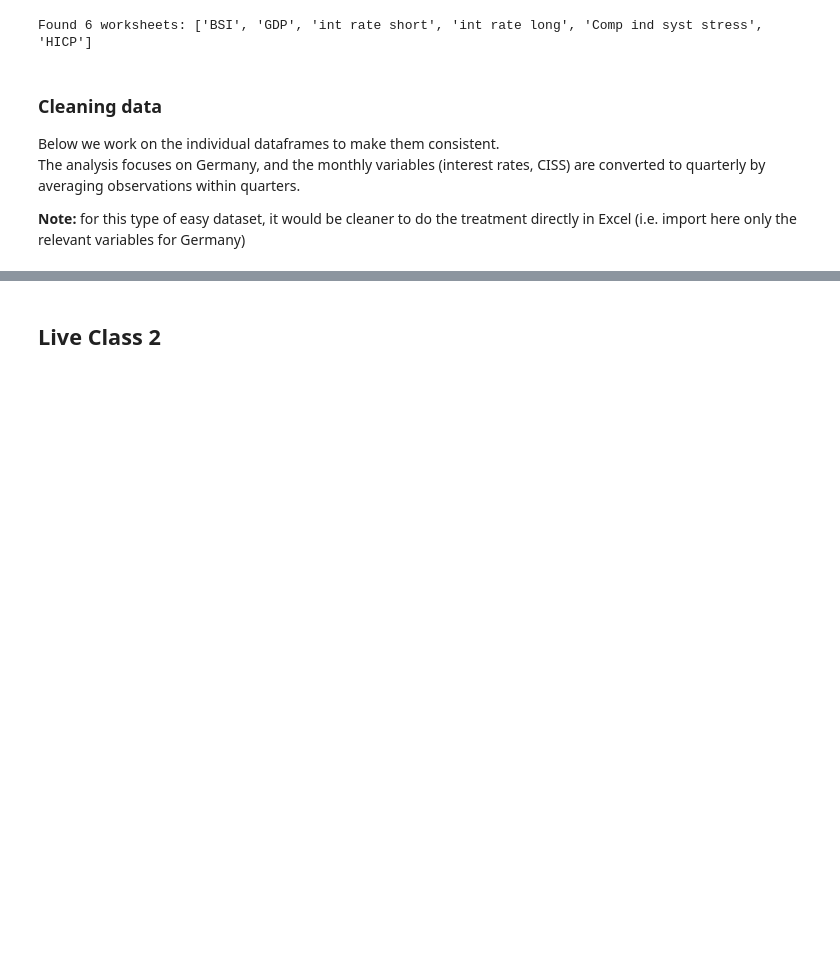
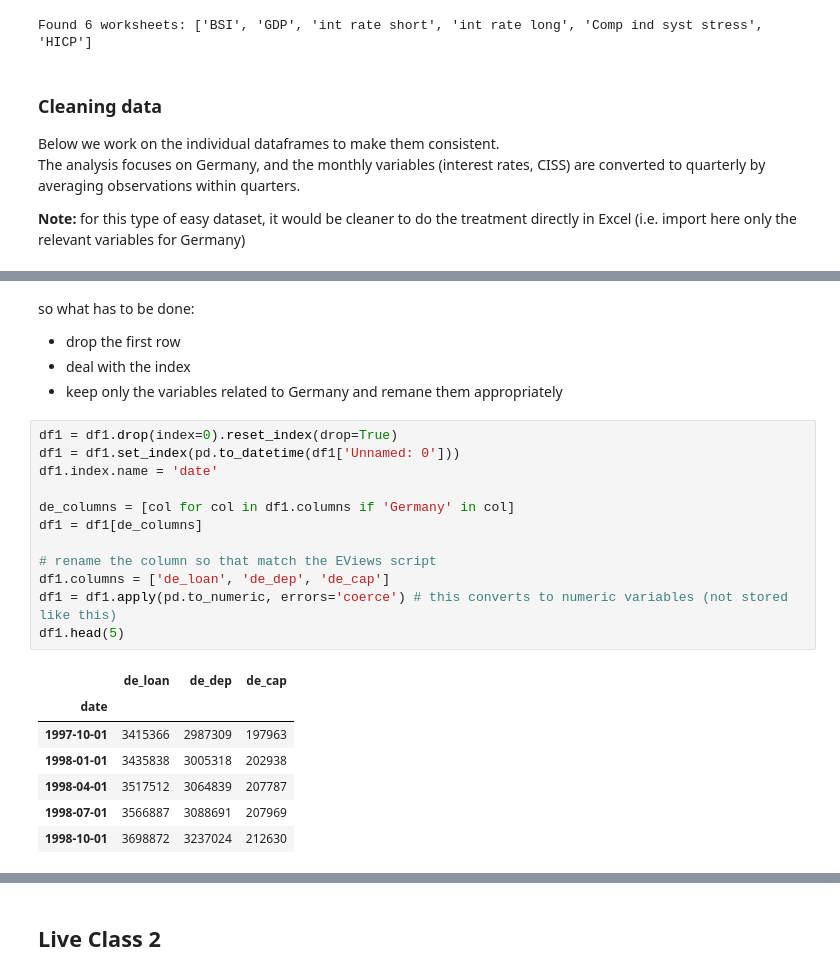
Before and after one commit to hugobrrss/FBF, a Jupyter notebook: FBF_TimeSeries_LiveClasses.ipynb, the cells around one changed output, grey strips where cells are left out. Cells and saved outputs as stored; diff of their text form; blank space fills up the shorter version.

```diff
--- a/FBF_TimeSeries_LiveClasses.ipynb
+++ b/FBF_TimeSeries_LiveClasses.ipynb
@@ -57,0 +45,25 @@ print(f"Access individual sheets like: dataframes['{sheet_names[0]}']")
+# %% [markdown]
+so what has to be done:
+- drop the first row
+- deal with the index
+- keep only the variables related to Germany and remane them appropriately
+# %%
+df1 = df1.drop(index=0).reset_index(drop=True)
+df1 = df1.set_index(pd.to_datetime(df1['Unnamed: 0']))
+df1.index.name = 'date'
+
+de_columns = [col for col in df1.columns if 'Germany' in col]
+df1 = df1[de_columns]
+
+# rename the column so that match the EViews script
+df1.columns = ['de_loan', 'de_dep', 'de_cap']
+df1 = df1.apply(pd.to_numeric, errors='coerce') # this converts to numeric variables (not stored like this)
+df1.head(5)
+# %% [output]
+|  | de_loan | de_dep | de_cap |
+| date |  |  |  |
+| 1997-10-01 | 3415366 | 2987309 | 197963 |
+| 1998-01-01 | 3435838 | 3005318 | 202938 |
+| 1998-04-01 | 3517512 | 3064839 | 207787 |
+| 1998-07-01 | 3566887 | 3088691 | 207969 |
+| 1998-10-01 | 3698872 | 3237024 | 212630 |
```
Also changed, not shown: parts of 14 cells of this notebook.
